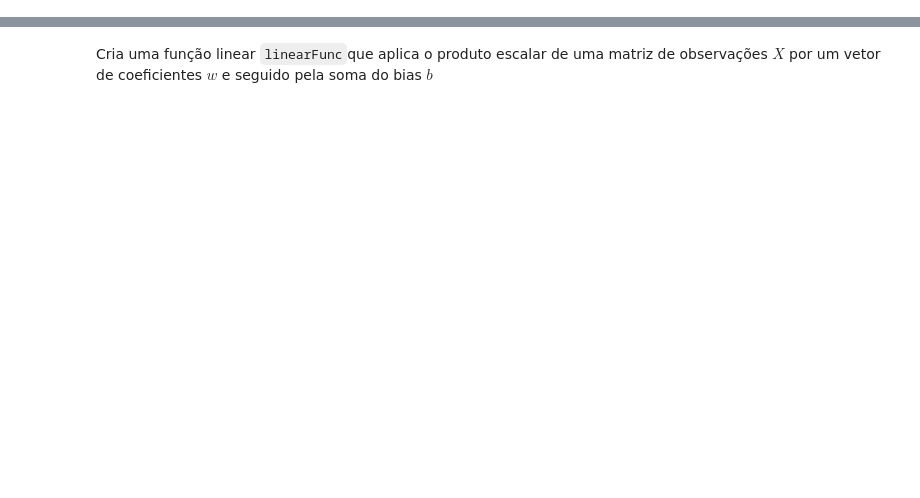
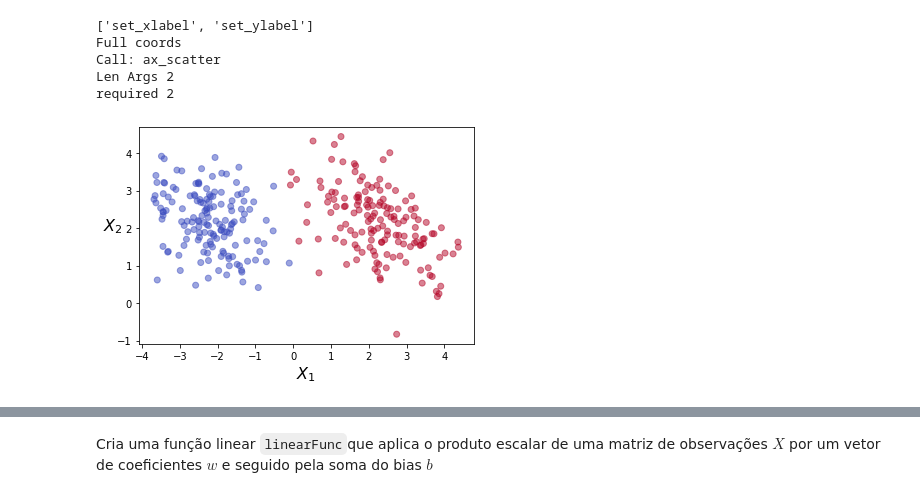
Before and after one commit to rodrigodoering/Projetos, a Jupyter notebook: Estudo_MachineLearning/Supervised/Notebook1/aprendizagem-supervisionada-classifica-o-1.ipynb, the cells around one changed output, grey strips where cells are left out. Cells and saved outputs as stored; diff of their text form; code cells hidden in the pictures; blank space fills up the shorter version.

```diff
--- a/Estudo_MachineLearning/Supervised/Notebook1/aprendizagem-supervisionada-classifica-o-1.ipynb
+++ b/Estudo_MachineLearning/Supervised/Notebook1/aprendizagem-supervisionada-classifica-o-1.ipynb
@@ -255,0 +84,2 @@ vs.display_vec([bias], label='b')
+# %%
+plots = Plot()
@@ -255,0 +88,4 @@ vs.display_vec([bias], label='b')
+# %%
+standard_label = ['$x$', '$y$', '$z$']
+feature_label = ['$X_1$', '$X_2$', '$X_3$']
+function_label = ['$x$', '$f(x)$']
@@ -255,0 +216,2 @@ vs.display_vec([bias], label='b')
+# %%
+X, Y = datasets.Load_dataset_R2()
@@ -255,0 +309,10 @@ vs.display_vec([bias], label='b')
+# %%
+plots.new_plot(labels=feature_label)
+plots.Scatter(X, c=Y, cmap=plt.cm.coolwarm, alpha=.5)
+# %% [output]
+['set_xlabel', 'set_ylabel']
+Full coords
+Call: ax_scatter
+Len Args 2
+required 2
+[figure, added]
```
Also changed, not shown: parts of 140 cells of this notebook.
